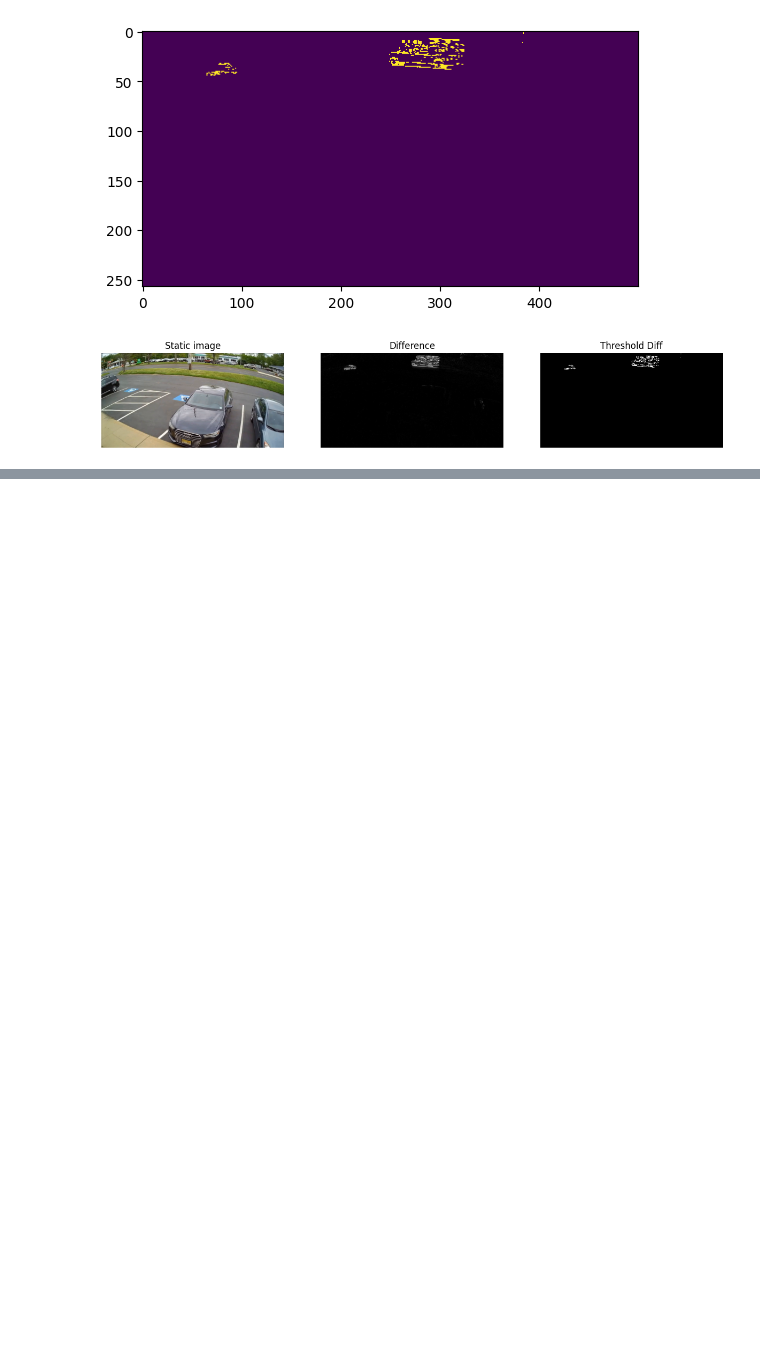
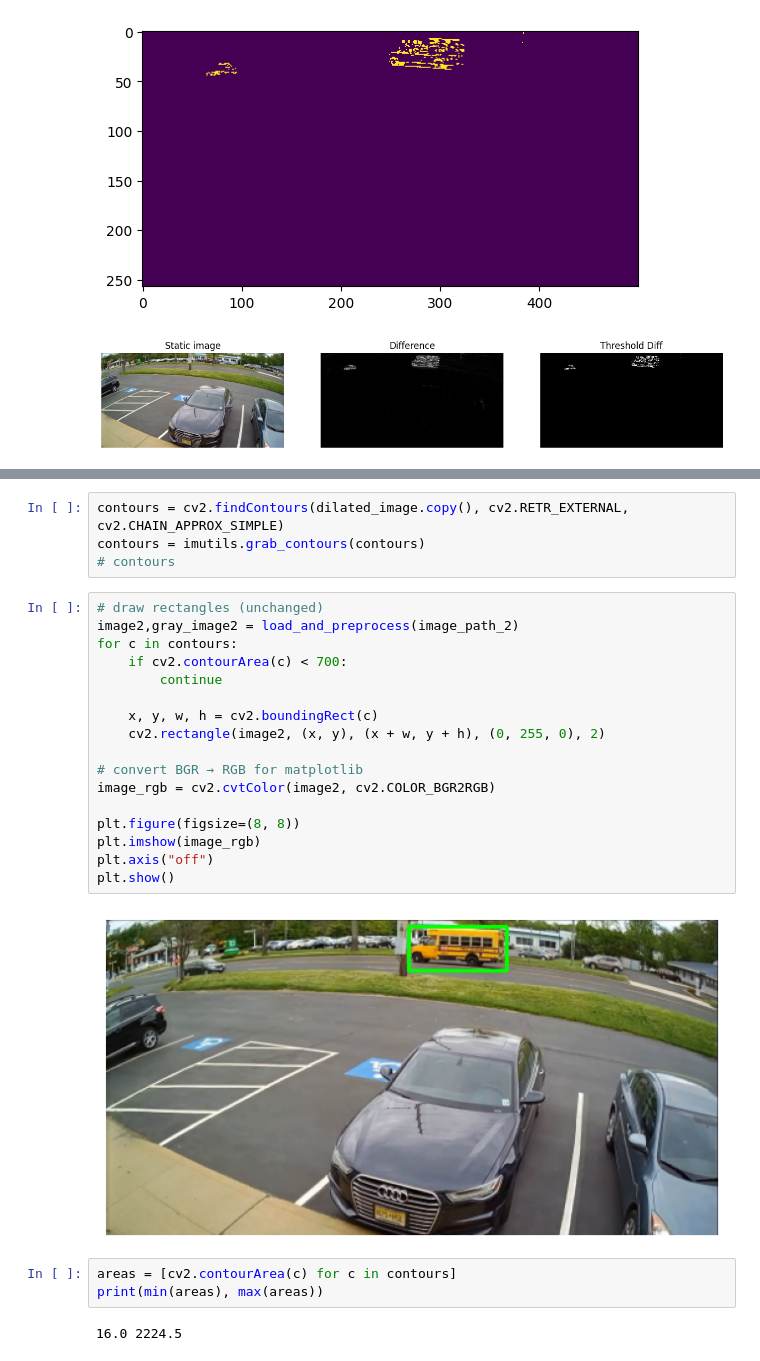
Before and after one commit to Noway-code/watch-some-birds, a Jupyter notebook: main.ipynb, the cells around one changed output, grey strips where cells are left out. Drawn from its saved outputs; the diff is of its cells as text; blank space fills up the shorter version.

```diff
--- a/main.ipynb
+++ b/main.ipynb
@@ -187,0 +215,28 @@ plt.axis('off')
+# %%
+contours = cv2.findContours(dilated_image.copy(), cv2.RETR_EXTERNAL, cv2.CHAIN_APPROX_SIMPLE)
+contours = imutils.grab_contours(contours)
+# contours
+# %%
+# draw rectangles (unchanged)
+image2,gray_image2 = load_and_preprocess(image_path_2)
+for c in contours:
+    if cv2.contourArea(c) < 700:
+        continue
+
+    x, y, w, h = cv2.boundingRect(c)
+    cv2.rectangle(image2, (x, y), (x + w, y + h), (0, 255, 0), 2)
+
+# convert BGR → RGB for matplotlib
+image_rgb = cv2.cvtColor(image2, cv2.COLOR_BGR2RGB)
+
+plt.figure(figsize=(8, 8))
+plt.imshow(image_rgb)
+plt.axis("off")
+plt.show()
+# %% [output]
+[figure, added]
+# %%
+areas = [cv2.contourArea(c) for c in contours]
+print(min(areas), max(areas))
+# %% [output]
+16.0 2224.5
```
Also changed, not shown: parts of 2 cells of this notebook, 1 other file.
